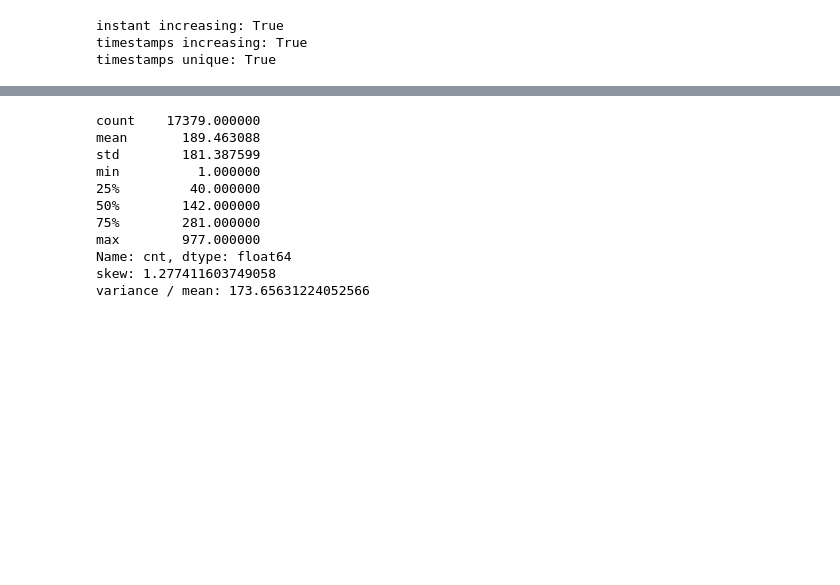
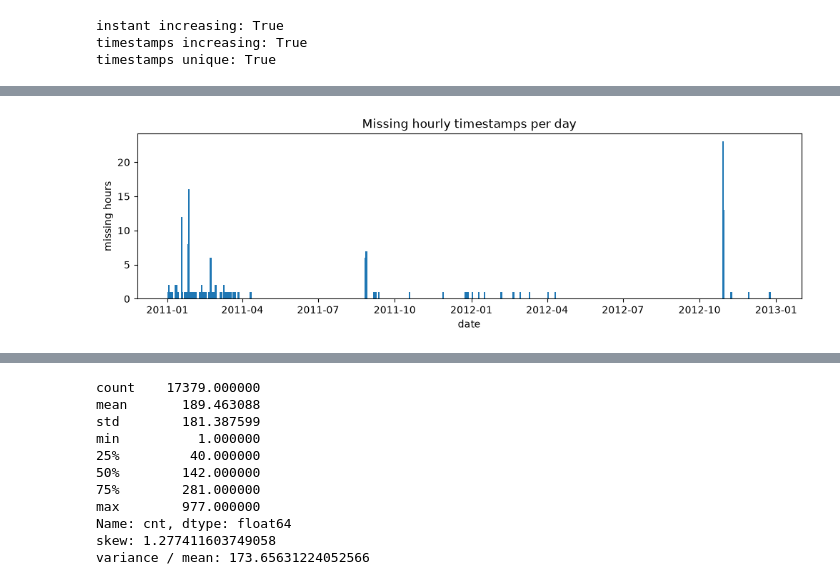
Before and after one commit to gghgfttd/ml-2026-MiniProject, a Jupyter notebook: 01_eda.ipynb, the cells around one changed output, grey strips where cells are left out. Drawn from its saved outputs; the diff is of its cells as text; code cells hidden in the pictures; blank space fills up the shorter version.

```diff
--- a/01_eda.ipynb
+++ b/01_eda.ipynb
@@ -131,8 +120,10 @@ df["ts"] = df["dteday"] + pd.to_timedelta(df["hr"], unit="h")
 # %%
-full_index = pd.date_range(df["ts"].min(), df["ts"].max(), freq="h")
+full_index = pd.date_range(start=df["ts"].min(), end=df["ts"].max(), freq="h")
+
 missing = full_index.difference(pd.DatetimeIndex(df["ts"]))
 
-print("expected hours:", len(full_index))
-print("rows in data:  ", len(df))
-print("missing hours: ", len(missing))
+print(f"Expected hourly observations: {len(full_index):,}")
+print(f"Observed hourly observations: {len(df):,}")
+print(f"Missing timestamps: {len(missing):,}")
+print(f"Coverage: {len(df) / len(full_index):.2%}")
 # %% [output]
@@ -163,0 +134,16 @@ Name: count, dtype: int64
+# %%
+missing_df = pd.DataFrame({"ts": missing})
+
+missing_df["date"] = missing_df["ts"].dt.date
+missing_df["month"] = missing_df["ts"].dt.month
+missing_df["weekday"] = missing_df["ts"].dt.day_of_week
+missing_df["hour"] = missing_df["ts"].dt.hour
+
+print("Missing observations by month:")
+print(missing_df["month"].value_counts().sort_index())
+
+print("\nMissing observations by weekday (0 = Monday):")
+print(missing_df["weekday"].value_counts().sort_index())
+
+print("\nDays with the most missing observations:")
+print(missing_df["date"].value_counts().head(10))
@@ -163,0 +168,12 @@ Name: count, dtype: int64
+# %%
+missing_per_day = missing_df.groupby(missing_df["ts"].dt.normalize()).size()
+
+plt.figure(figsize=(12, 3))
+plt.bar(missing_per_day.index, missing_per_day.values, width=2)
+plt.title("Missing hourly timestamps per day")
+plt.xlabel("date")
+plt.ylabel("missing hours")
+plt.savefig("figures/missing_per_day.png", dpi=150, bbox_inches="tight")
+plt.show()
+# %% [output]
+[figure, added]
```
Also changed, not shown: parts of 57 cells of this notebook.
